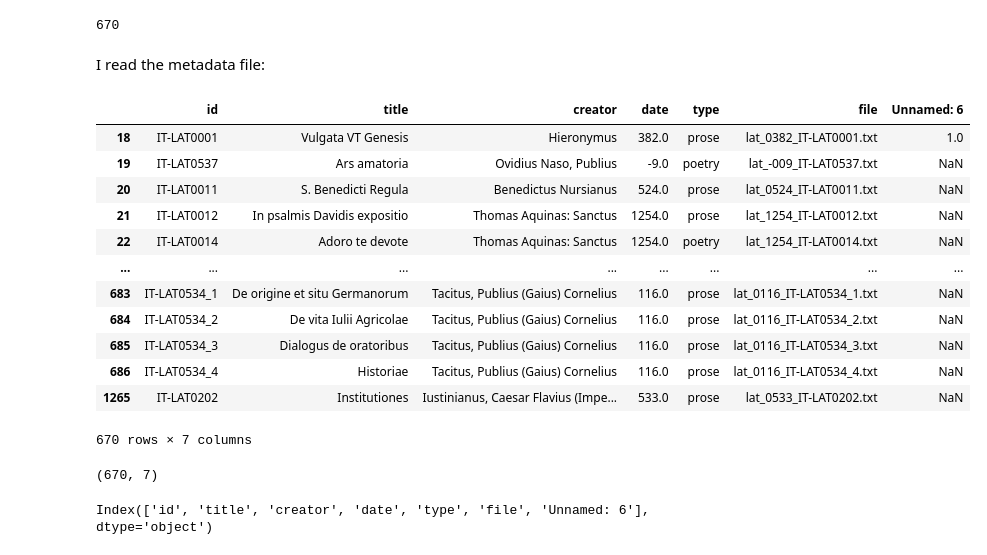
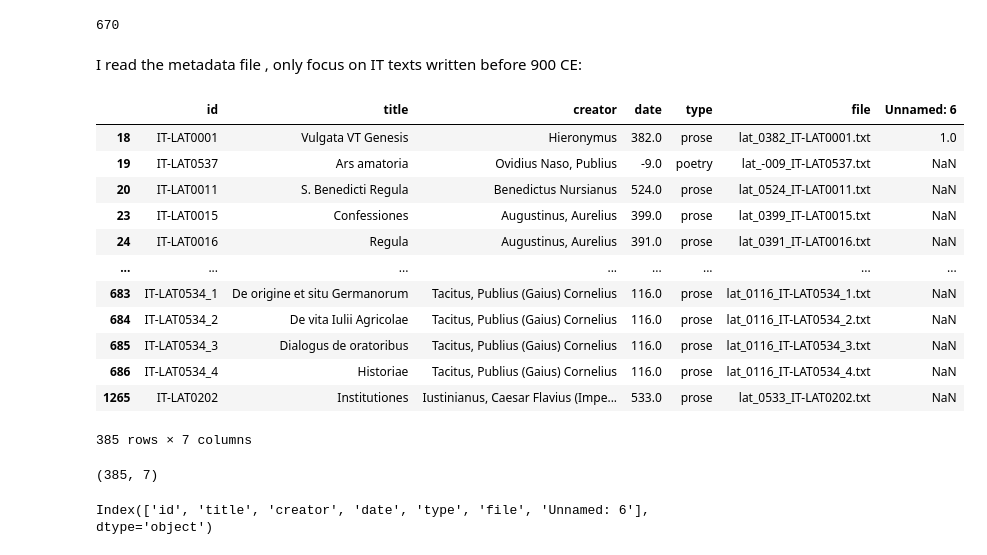
Before and after one commit to BarbaraMcG/latinise, a Jupyter notebook: ICLL23/Semantic_changevariation_analysis.ipynb, the cells around one changed output. Saved outputs shown, nothing was run; the diff lists cells and outputs as text; code cells hidden in the pictures.

Commit message:
only years up to 900CE

```diff
--- a/ICLL23/Semantic_changevariation_analysis.ipynb
+++ b/ICLL23/Semantic_changevariation_analysis.ipynb
@@ -83,30 +83,31 @@ len(files)
 # %% [output]
 670
 # %% [markdown]
-I read the metadata file:
+I read the metadata file , only focus on IT texts written before 900 CE:
 # %%
 metadata_df = pd.read_csv(os.path.join(dir_in, 'latinise_metadata_2023_new.csv'), sep = ",")
 #metadata_df = pd.read_csv(os.path.join(dir_in, 'latinise_metadata.csv'), sep = ",")
 metadata_df = metadata_df[metadata_df['id'].str.startswith("IT")]
+metadata_df = metadata_df[metadata_df['date'] < 900]
 metadata_df
 # %% [output]
 |  | id | title | creator | date | type | file | Unnamed: 6 |
 | 18 | IT-LAT0001 | Vulgata VT Genesis | Hieronymus | 382.0 | prose | lat_0382_IT-LAT0001.txt | 1.0 |
 | 19 | IT-LAT0537 | Ars amatoria | Ovidius Naso, Publius | -9.0 | poetry | lat_-009_IT-LAT0537.txt | NaN |
 | 20 | IT-LAT0011 | S. Benedicti Regula | Benedictus Nursianus | 524.0 | prose | lat_0524_IT-LAT0011.txt | NaN |
-| 21 | IT-LAT0012 | In psalmis Davidis expositio | Thomas Aquinas: Sanctus | 1254.0 | prose | lat_1254_IT-LAT0012.txt | NaN |
-| 22 | IT-LAT0014 | Adoro te devote | Thomas Aquinas: Sanctus | 1254.0 | poetry | lat_1254_IT-LAT0014.txt | NaN |
+| 23 | IT-LAT0015 | Confessiones | Augustinus, Aurelius | 399.0 | prose | lat_0399_IT-LAT0015.txt | NaN |
+| 24 | IT-LAT0016 | Regula | Augustinus, Aurelius | 391.0 | prose | lat_0391_IT-LAT0016.txt | NaN |
 | ... | ... | ... | ... | ... | ... | ... | ... |
 | 683 | IT-LAT0534_1 | De origine et situ Germanorum | Tacitus, Publius (Gaius) Cornelius | 116.0 | prose | lat_0116_IT-LAT0534_1.txt | NaN |
 | 684 | IT-LAT0534_2 | De vita Iulii Agricolae | Tacitus, Publius (Gaius) Cornelius | 116.0 | prose | lat_0116_IT-LAT0534_2.txt | NaN |
 | 685 | IT-LAT0534_3 | Dialogus de oratoribus | Tacitus, Publius (Gaius) Cornelius | 116.0 | prose | lat_0116_IT-LAT0534_3.txt | NaN |
 | 686 | IT-LAT0534_4 | Historiae | Tacitus, Publius (Gaius) Cornelius | 116.0 | prose | lat_0116_IT-LAT0534_4.txt | NaN |
 | 1265 | IT-LAT0202 | Institutiones | Iustinianus, Caesar Flavius (Impe... | 533.0 | prose | lat_0533_IT-LAT0202.txt | NaN |
-670 rows × 7 columns
+385 rows × 7 columns
 # %%
 metadata_df.shape
 # %% [output]
-(670, 7)
+(385, 7)
 # %%
 metadata_df.columns
 # %% [output]
```
Also changed, not shown: parts of 59 cells of this notebook.
